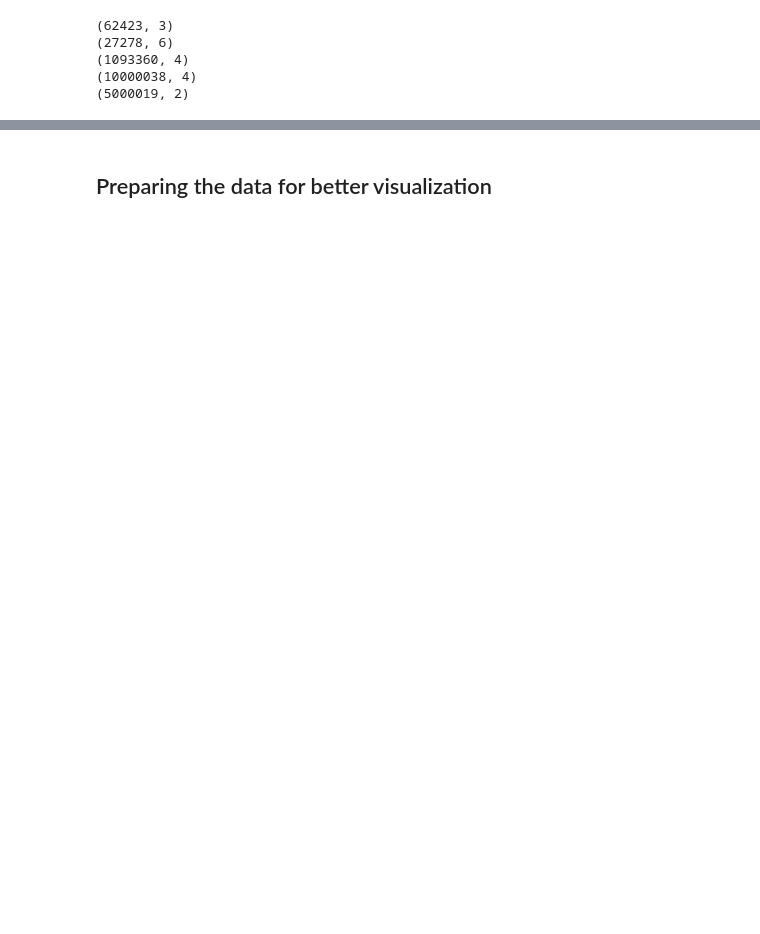
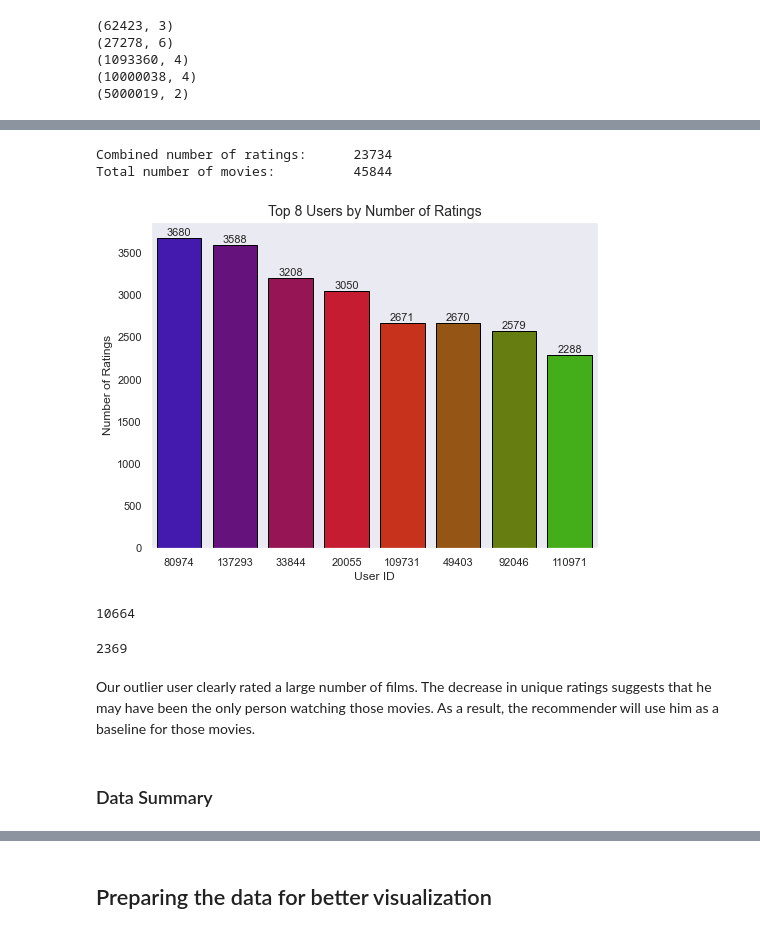
Before and after one commit to MaureenMbugua/Unsupervised-Predict-Team-ES2, a Jupyter notebook: base_model_1.ipynb, the cells around one changed output, grey strips where cells are left out. Saved outputs shown, nothing was run; the diff lists cells and outputs as text; code cells hidden in the pictures; blank space fills up the shorter version.

```diff
--- a/base_model_1.ipynb
+++ b/base_model_1.ipynb
@@ -72 +407,24 @@ print(test.shape)
+# %%
+# Exclude user 72315 for EDA
+eda_df = train[train['userId']!=72315]
+# %%
+user_ratings_count(eda_df,8)
+# %% [output]
+Combined number of ratings:      23734
+Total number of movies:          45844
+[figure, added]
+# %%
+# How many ratings have we lost?
+34398-23734
+# %% [output]
+10664
+# %%
+# How many movies were only rated by our outlier?
+48213-45844
+# %% [output]
+2369
+# %% [markdown]
+Our outlier user clearly rated a large number of films. The decrease in unique ratings suggests that he may have been the only person watching those movies. As a result, the recommender will use him as a baseline for those movies.
+# %% [markdown]
+### Data Summary
 # %%
```
Also changed, not shown: parts of 211 cells of this notebook.
